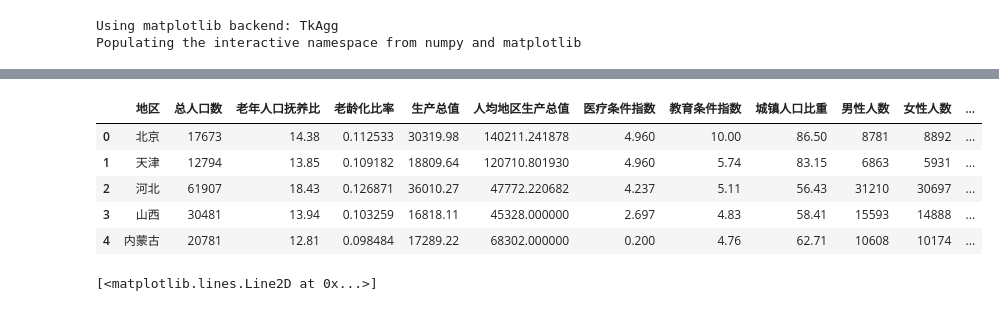
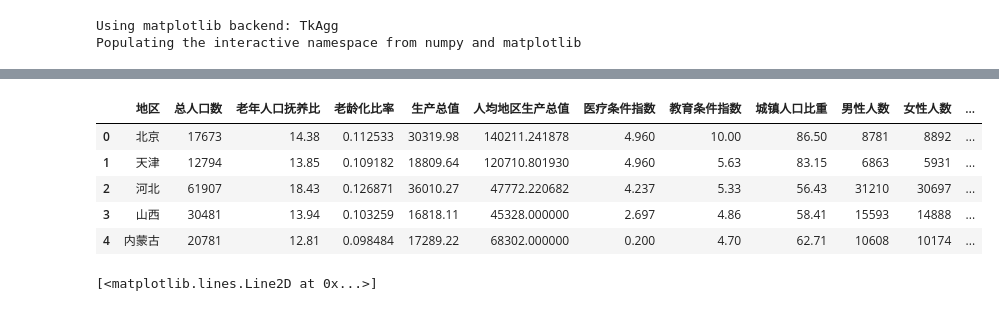
Before and after one commit to hehichens/luojie, a Jupyter notebook: 老龄化/老龄化数据分析.ipynb, the cells around one changed output, grey strips where cells are left out. Drawn from its saved outputs; the diff is of its cells as text; code cells hidden in the pictures.

```diff
--- a/老龄化/老龄化数据分析.ipynb
+++ b/老龄化/老龄化数据分析.ipynb
@@ -20,8 +20,9 @@ Populating the interactive namespace from numpy and matplotlib
 AR = pd.read_csv('./data/2018各省市年龄与抚养比.csv')
 GDP = pd.read_csv('./data/2018各省市生产总值.csv')
 MT = pd.read_csv('./data/med.csv') # 医疗水平
-ED = pd.read_csv('./data/edu.csv') # 教育水平
+ED = pd.read_csv('./data/教育指数.csv') # 教育水平
 UAR = pd.read_csv('./data/2010-2018各省市城市人口比重.csv')
 SEX = pd.read_csv('./data/2018各省市性别比例.csv')
 IN = pd.read_csv('./data/2018各省市工业化水平.csv')
 AS = pd.read_csv('./data/2018年龄段性别比例.csv')
+MI = pd.read_csv('./data/2009—2014年全国各地区人口迁入率统计值.csv')
@@ -57,24 +78,24 @@ for df in [AR, GDP, MT, ED, UAR, SEX, IN]:
 # %%
 res = AR.iloc[1:, 0]
 for df in [AR[['地区', '人口数', '老年人口抚养比', '老龄化比率']],
            GDP[['地区', '生产总值', '人均地区生产总值']],
            MT[['地区', '卫生机构集聚度']],
-           ED[['地区', '综合指数19年版']],
+           ED[['地区', '发展指数']],
            UAR[['地区', '2018']],
            SEX[['地区', '男','女']],
           IN[['地区', '工业化综合指数']]]:
     res = pd.merge(res, df, how='left', on='地区')
 res.columns = ['地区', '总人口数', '老年人口抚养比', '老龄化比率', '生产总值', '人均地区生产总值', '医疗条件指数',
        '教育条件指数', '城镇人口比重', '男性人数', '女性人数', '工业化综合指数']
 res.fillna(res['医疗条件指数'].max(), inplace=True)
 res.head()
 # %% [output]
 |  | 地区 | 总人口数 | 老年人口抚养比 | 老龄化比率 | 生产总值 | 人均地区生产总值 | 医疗条件指数 | 教育条件指数 | 城镇人口比重 | 男性人数 | 女性人数 | ... |
 | 0 | 北京 | 17673 | 14.38 | 0.112533 | 30319.98 | 140211.241878 | 4.960 | 10.00 | 86.50 | 8781 | 8892 | ... |
-| 1 | 天津 | 12794 | 13.85 | 0.109182 | 18809.64 | 120710.801930 | 4.960 | 5.74 | 83.15 | 6863 | 5931 | ... |
-| 2 | 河北 | 61907 | 18.43 | 0.126871 | 36010.27 | 47772.220682 | 4.237 | 5.11 | 56.43 | 31210 | 30697 | ... |
-| 3 | 山西 | 30481 | 13.94 | 0.103259 | 16818.11 | 45328.000000 | 2.697 | 4.83 | 58.41 | 15593 | 14888 | ... |
-| 4 | 内蒙古 | 20781 | 12.81 | 0.098484 | 17289.22 | 68302.000000 | 0.200 | 4.76 | 62.71 | 10608 | 10174 | ... |
+| 1 | 天津 | 12794 | 13.85 | 0.109182 | 18809.64 | 120710.801930 | 4.960 | 5.63 | 83.15 | 6863 | 5931 | ... |
+| 2 | 河北 | 61907 | 18.43 | 0.126871 | 36010.27 | 47772.220682 | 4.237 | 5.33 | 56.43 | 31210 | 30697 | ... |
+| 3 | 山西 | 30481 | 13.94 | 0.103259 | 16818.11 | 45328.000000 | 2.697 | 4.86 | 58.41 | 15593 | 14888 | ... |
+| 4 | 内蒙古 | 20781 | 12.81 | 0.098484 | 17289.22 | 68302.000000 | 0.200 | 4.70 | 62.71 | 10608 | 10174 | ... |
 # %%
 '''聚类分析, 根据四个指标看出分出四类最合适'''
 from sklearn.cluster import KMeans
```
Also changed, not shown: parts of 20 cells of this notebook, 2 other files.
